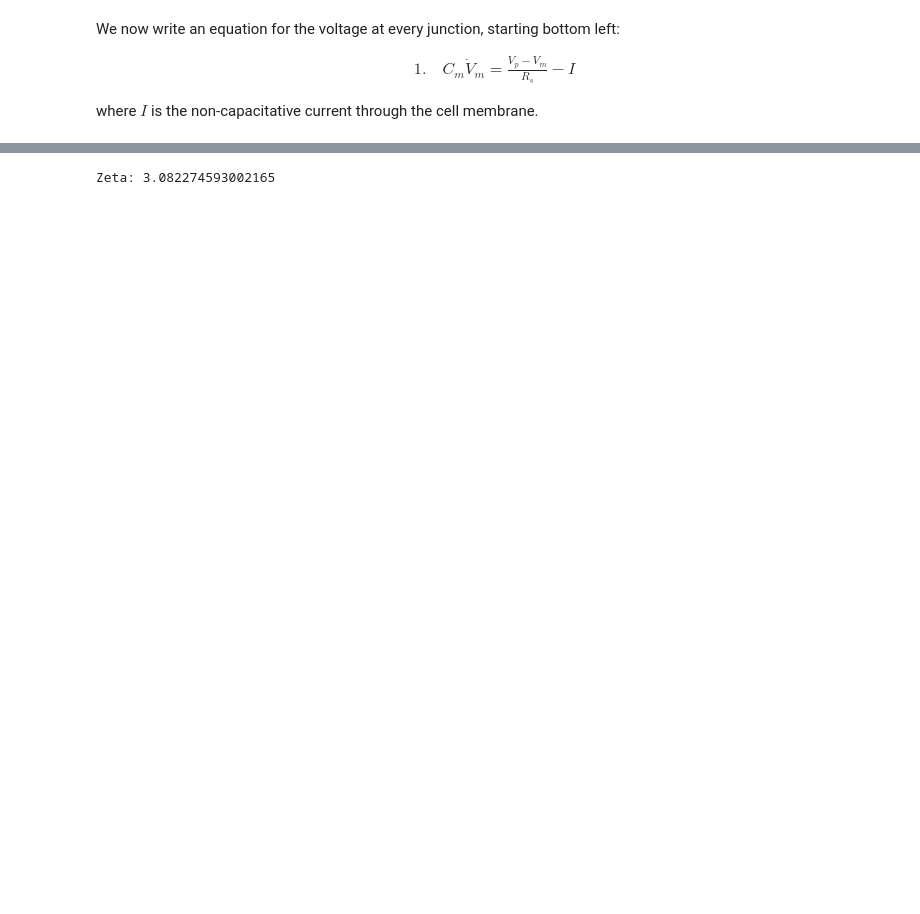
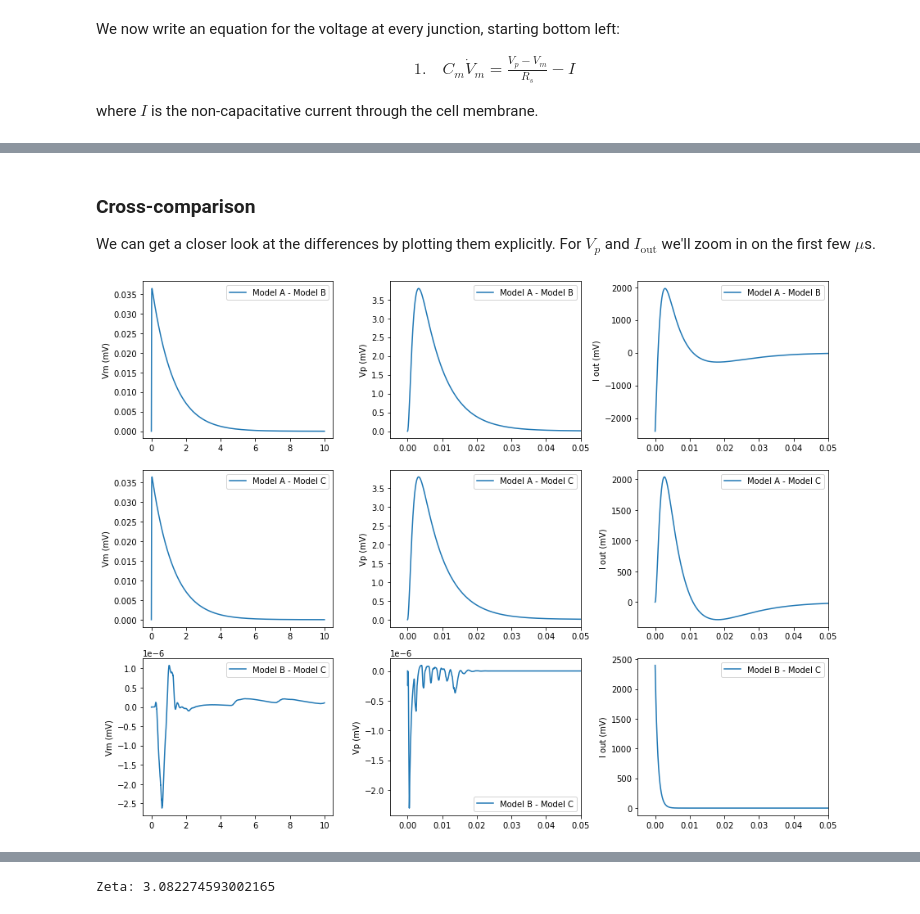
Before and after one commit to CardiacModelling/fitting-notebooks, a Jupyter notebook: artefacts/appendix-F-uncompensated-models.ipynb, the cells around one changed output, grey strips where cells are left out. Drawn from its saved outputs; the diff is of its cells as text; code cells hidden in the pictures; blank space fills up the shorter version.

```diff
--- a/artefacts/appendix-F-uncompensated-models.ipynb
+++ b/artefacts/appendix-F-uncompensated-models.ipynb
@@ -363,0 +399,38 @@ plt.show()
+# %% [markdown]
+### Cross-comparison
+
+We can get a closer look at the differences by plotting them explicitly.
+For $V_p$ and $I_\text{out}$ we'll zoom in on the first few $\mu$s.
+# %%
+dA = dA.npview()
+dB = dB.npview()
+dC = dC.npview()
+xlim = -0.005, 0.05
+
+fig = plt.figure(figsize=(15, 12))
+fig.subplots_adjust(wspace=0.3)
+
+ax = fig.add_subplot(3, 3, 1); ax.set_ylabel('Vm (mV)')
+ax.plot(dA.time(), dA['cell.Vm'] - dB['cell.Vm'], label='Model A - Model B'); ax.legend()
+ax = fig.add_subplot(3, 3, 4); ax.set_ylabel('Vm (mV)')
+ax.plot(dA.time(), dA['cell.Vm'] - dC['cell.Vm'], label='Model A - Model C'); ax.legend()
+ax = fig.add_subplot(3, 3, 7); ax.set_ylabel('Vm (mV)')
+ax.plot(dB.time(), dB['cell.Vm'] - dC['cell.Vm'], label='Model B - Model C'); ax.legend()
+
+ax = fig.add_subplot(3, 3, 2); ax.set_ylabel('Vp (mV)')
+ax.plot(dA.time(), dA['amp.Vp'] - dB['amp.Vp'], label='Model A - Model B'); ax.legend(); ax.set_xlim(*xlim)
+ax = fig.add_subplot(3, 3, 5); ax.set_ylabel('Vp (mV)')
+ax.plot(dA.time(), dA['amp.Vp'] - dC['amp.Vp'], label='Model A - Model C'); ax.legend(); ax.set_xlim(*xlim)
+ax = fig.add_subplot(3, 3, 8); ax.set_ylabel('Vp (mV)')
+ax.plot(dB.time(), dB['amp.Vp'] - dC['amp.Vp'], label='Model B - Model C'); ax.legend(); ax.set_xlim(*xlim)
+
+ax = fig.add_subplot(3, 3, 3); ax.set_ylabel('I out (mV)')
+ax.plot(dA.time(), dA['amp.I_out'] - dB['amp.I_out'], label='Model A - Model B'); ax.legend(); ax.set_xlim(*xlim)
+ax = fig.add_subplot(3, 3, 6); ax.set_ylabel('I out (mV)')
+ax.plot(dA.time(), dA['amp.I_out'] - dC['amp.I_out'], label='Model A - Model C'); ax.legend(); ax.set_xlim(*xlim)
+ax = fig.add_subplot(3, 3, 9); ax.set_ylabel('I out (mV)')
+ax.plot(dB.time(), dB['amp.I_out'] - dC['amp.I_out'], label='Model B - Model C'); ax.legend(); ax.set_xlim(*xlim)
+
+plt.show()
+# %% [output]
+[figure, added]
```
Also changed, not shown: parts of 53 cells of this notebook, 7 other files.
